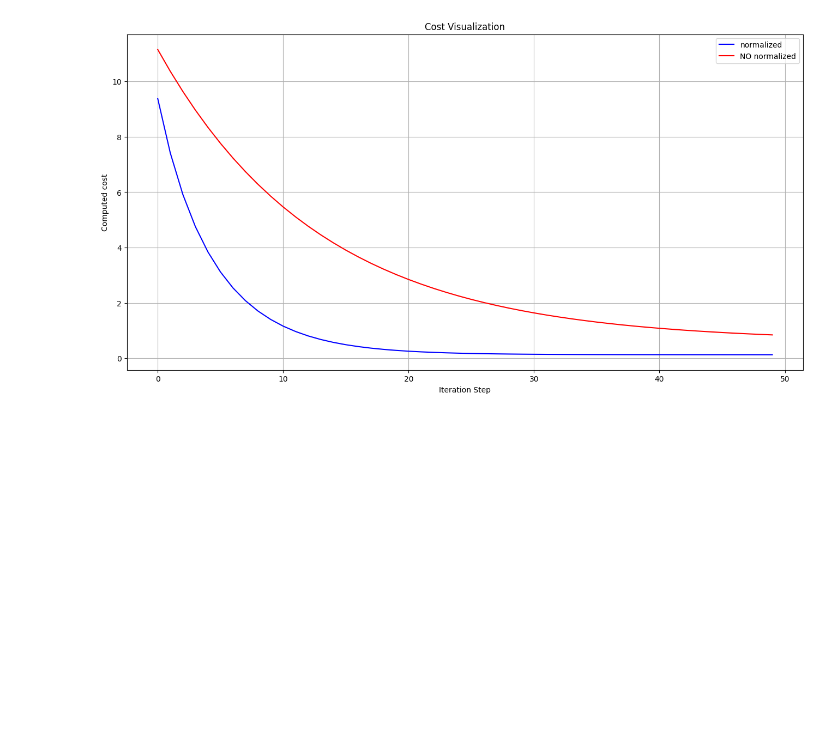
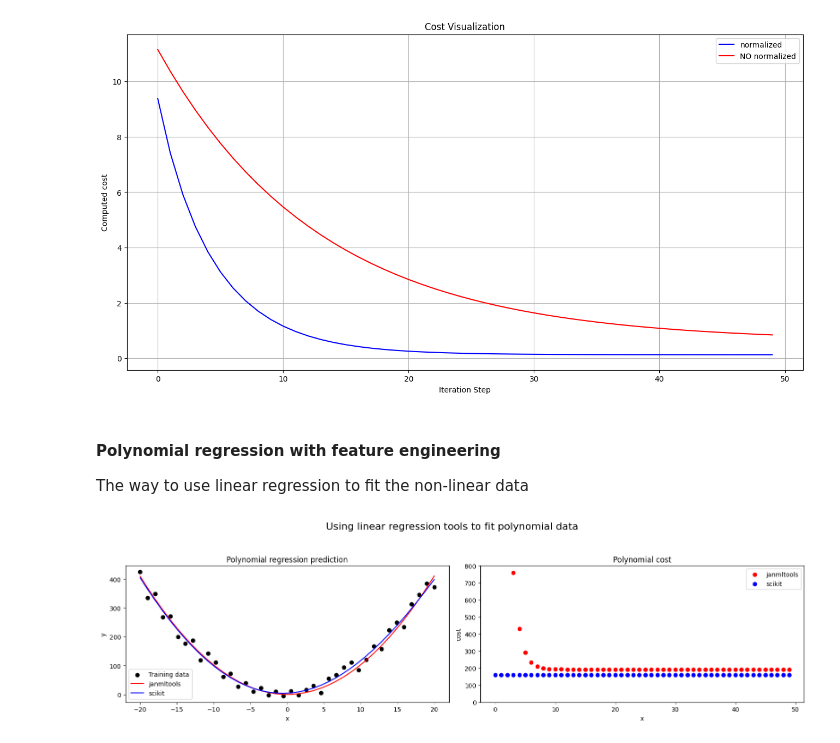
Before and after one commit to janek1842/mlbyjan-sandbox, a Jupyter notebook: livescripts/linear_regression_extended.ipynb, the cells around one changed output. Drawn from its saved outputs; the diff is of its cells as text; code cells hidden in the pictures; blank space fills up the shorter version.

Commit message:
polynomial regression

```diff
--- a/livescripts/linear_regression_extended.ipynb
+++ b/livescripts/linear_regression_extended.ipynb
@@ -144,3 +149,51 @@ plt.show()
 [figure]
 [figure]
 [figure]
+# %% [markdown]
+#### Polynomial regression with feature engineering
+
+The way to use linear regression to fit the non-linear data
+# %%
+import matplotlib.pyplot as plt
+import linear_regression_singlevar as lnrgsv
+
+file_path = "../data/polynomial_regression.json"
+
+with open(file_path, "r") as f:
+    data = json.load(f)
+
+# Convert to NumPy arrays
+x = np.array([item["x"] for item in data]).reshape(-1, 1)  # shape (n_samples, 1)
+y = np.array([item["y"] for item in data])                  # shape (n_samples,)
+
+# janmltools polynomial regression
+X = np.c_[x,x**2]
+w,b,stepsW,stepsB,computed_costs=lnrgmv.run_gradient_descent(X,y,0,0,0.00001,50)
+
+# scikit polynomial regression
+y_pred,sgdr_costs = lnrgmv.polynomial_scikit(X,y)
+
+fig, axes = plt.subplots(1, 2, figsize=(16, 4))
+for i in range(2):
+    if i == 0:
+        axes[i].scatter(x, y, color='black', label='Training data')
+        axes[i].plot(x, np.dot(w,np.transpose(X))+b, color='red', label='janmltools')
+        axes[i].plot(x, y_pred, color='blue', label='scikit')
+        axes[i].set_title("Polynomial regression prediction")
+        axes[i].set_xlabel("x")
+        axes[i].set_ylabel("y")
+        axes[i].legend()
+    else:
+        axes[i].scatter(np.arange(len(computed_costs)), computed_costs, color='red', label='janmltools')
+        axes[i].scatter(np.arange(len(sgdr_costs)), sgdr_costs, color='blue', label='scikit')
+        axes[i].set_title("Polynomial cost")
+        axes[i].set_xlabel("x")
+        axes[i].set_ylabel("cost")
+        axes[i].set_ylim(0,800)
+        axes[i].legend()
+
+plt.tight_layout()
+plt.suptitle("Using linear regression tools to fit polynomial data", fontsize=16, y=1.15)
+plt.show()
+# %% [output]
+[figure, added]
```
Also changed, not shown: parts of 1 cell of this notebook, 2 other files.
